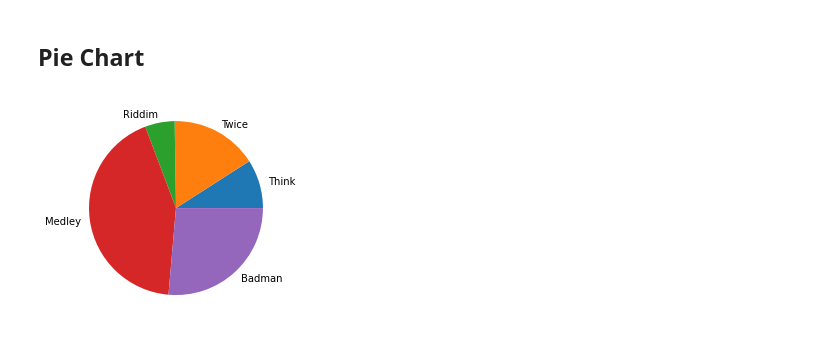
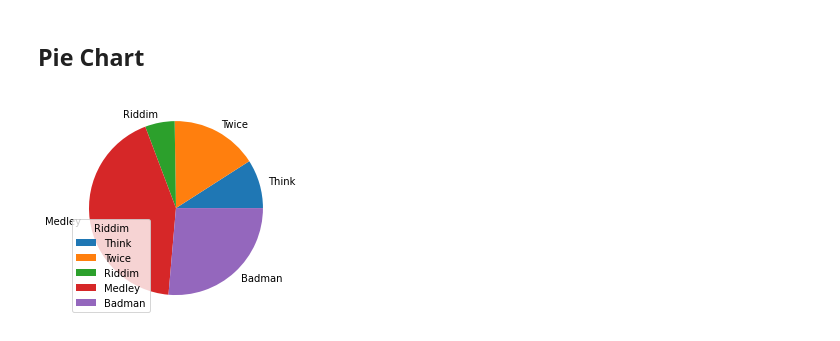
Before and after one commit to MK3247/Data-Visualization, a Jupyter notebook: matplotlib.ipynb, the cells around one changed output. Saved outputs shown, nothing was run; the diff lists cells and outputs as text; code cells hidden in the pictures.

```diff
--- a/matplotlib.ipynb
+++ b/matplotlib.ipynb
@@ -254,6 +254,7 @@ x = np.array([56, 100, 34, 265, 163])
 mylabels = ['Think', 'Twice', 'Riddim', 'Medley', 'Badman']
 # %%
 plt.pie(x, labels = mylabels)
+plt.legend(title='Riddim')
 plt.show()
 # %% [output]
-[figure, old version]
+[figure, new version]
```
Also changed, not shown: 1 other file.
